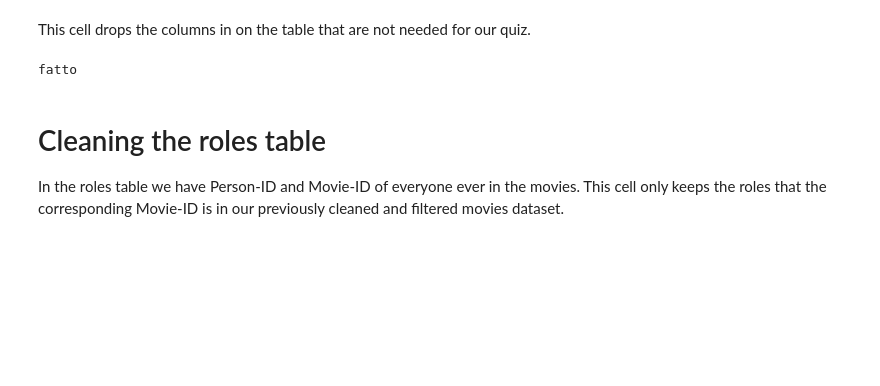
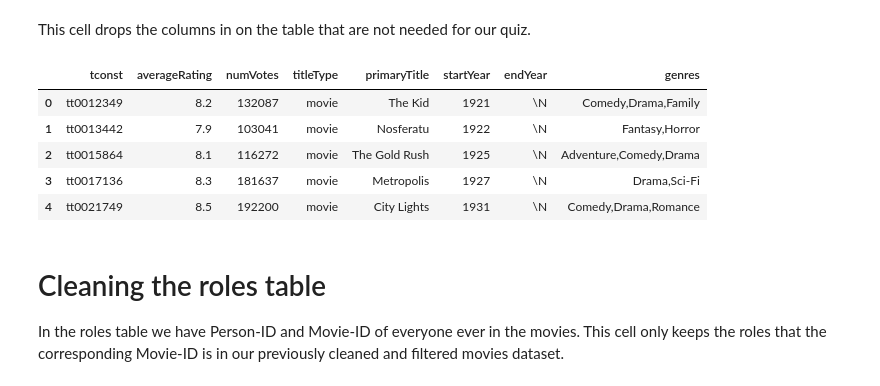
Before and after one commit to sergiopicascia/dscoding-projects, a Jupyter notebook: Karan.Kooshavar/alls_cleaning.ipynb, the cells around one changed output. Drawn from its saved outputs; the diff is of its cells as text; code cells hidden in the pictures; blank space fills up the shorter version.

```diff
--- a/Karan.Kooshavar/alls_cleaning.ipynb
+++ b/Karan.Kooshavar/alls_cleaning.ipynb
@@ -115,24 +145,30 @@ This cell drops the columns in on the table that are not needed for our quiz.
 # %%
 #import pandas as pd
 
 # Path to the CSV file
 input_path = '/Users/karankooshavar/Downloads/archive/alls/all_filtered_titles.csv'
 
 # Load the data into a pandas dataframe
-df = pd.read_csv(input_path)
+filtered_titles_df = pd.read_csv(input_path)
 
 # Drop the specified columns
-df = df.drop(columns=['originalTitle', 'isAdult', 'runtimeMinutes'])
+cleaned_titles_df = filtered_titles_df.drop(columns=['originalTitle', 'isAdult', 'runtimeMinutes'])
 
 # Path to the output CSV file
 output_path = 'cleaned_titles.csv'
 
 # Save the dataframe to a new CSV file
-df.to_csv('/Users/karankooshavar/Downloads/archive/alls/all_cleaned_titles.csv', index=False)
+cleaned_titles_df.to_csv('/Users/karankooshavar/Downloads/archive/alls/all_cleaned_titles.csv', index=False)
 
-print('fatto')
+
+cleaned_titles_df.head()
 # %% [output]
-fatto
+|  | tconst | averageRating | numVotes | titleType | primaryTitle | startYear | endYear | genres |
+| 0 | tt0012349 | 8.2 | 132087 | movie | The Kid | 1921 | \N | Comedy,Drama,Family |
+| 1 | tt0013442 | 7.9 | 103041 | movie | Nosferatu | 1922 | \N | Fantasy,Horror |
+| 2 | tt0015864 | 8.1 | 116272 | movie | The Gold Rush | 1925 | \N | Adventure,Comedy,Drama |
+| 3 | tt0017136 | 8.3 | 181637 | movie | Metropolis | 1927 | \N | Drama,Sci-Fi |
+| 4 | tt0021749 | 8.5 | 192200 | movie | City Lights | 1931 | \N | Comedy,Drama,Romance |
 # %% [markdown]
 # Cleaning the roles table
 In the roles table we have Person-ID and Movie-ID of everyone ever in the movies. This cell only keeps the roles that the corresponding Movie-ID is in our previously cleaned and filtered movies dataset.
```
Also changed, not shown: parts of 10 cells of this notebook, 5 other files.
